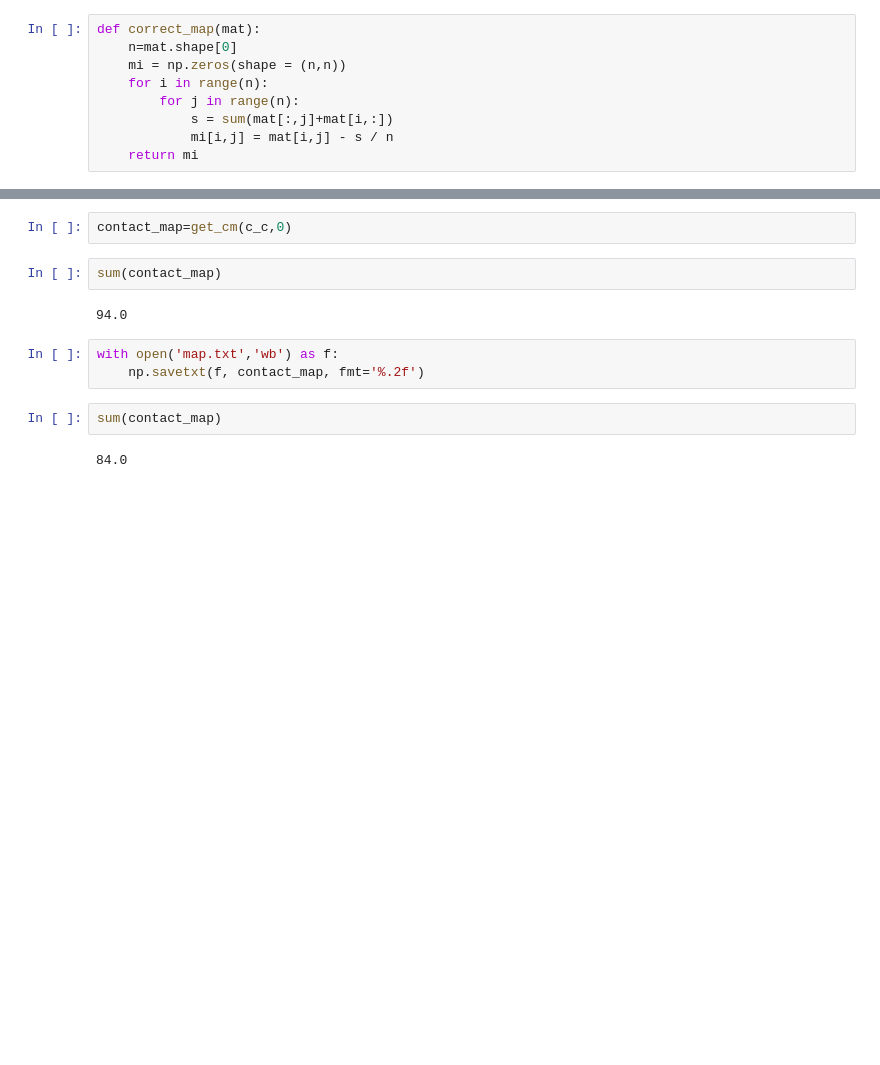
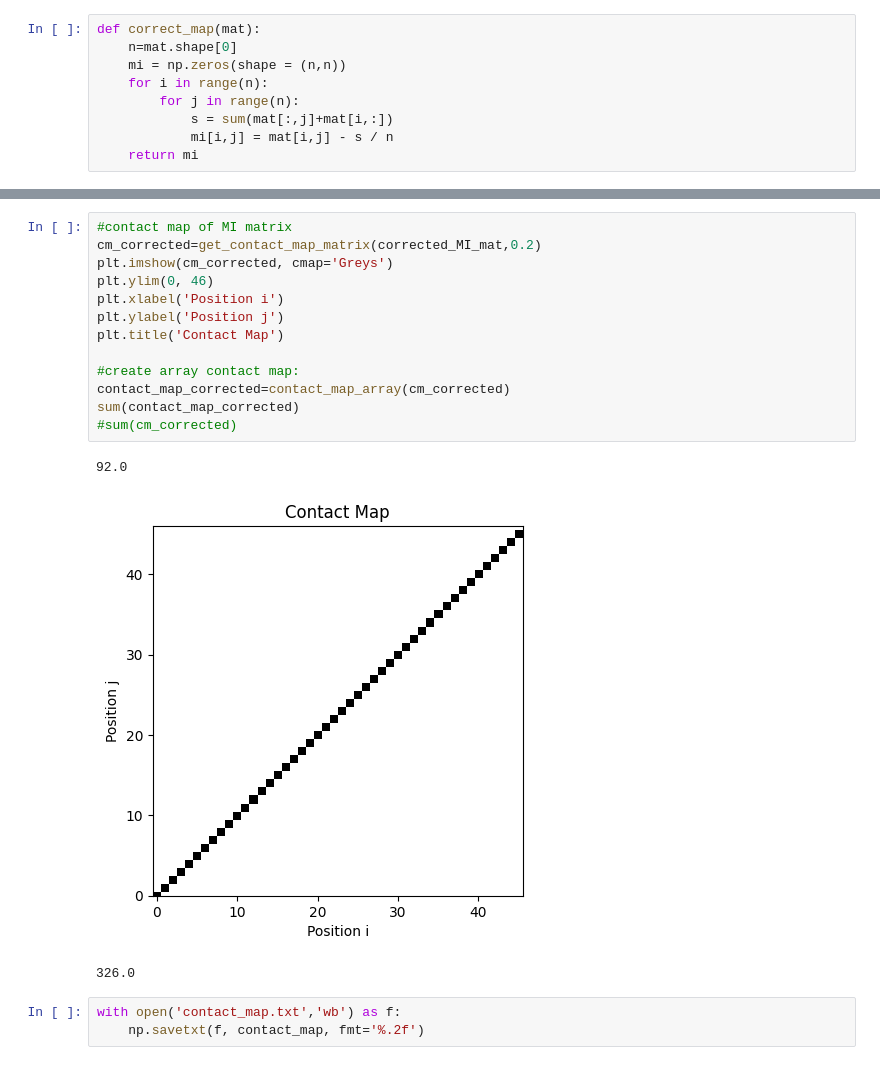
Before and after one commit to SofiMo/Computational-Biology-2, a Jupyter notebook: Untitled.ipynb, the cells around one changed output, grey strips where cells are left out. Saved outputs shown, nothing was run; the diff lists cells and outputs as text; blank space fills up the shorter version.

```diff
--- a/Untitled.ipynb
+++ b/Untitled.ipynb
@@ -120,13 +167,22 @@ def get_cm(mat,treshold):
 # %%
-contact_map=get_cm(c_c,0)
+#contact map of MI matrix
+cm_corrected=get_contact_map_matrix(corrected_MI_mat,0.2)
+plt.imshow(cm_corrected, cmap='Greys')
+plt.ylim(0, 46)
+plt.xlabel('Position i')
+plt.ylabel('Position j')
+plt.title('Contact Map')
+
+#create array contact map:
+contact_map_corrected=contact_map_array(cm_corrected)
+sum(contact_map_corrected)
+#sum(cm_corrected)
+# %% [output]
+92.0
+[figure, added]
 # %%
-sum(contact_map)
 # %% [output]
-94.0
+326.0
 # %%
-with open('map.txt','wb') as f:
+with open('contact_map.txt','wb') as f:
     np.savetxt(f, contact_map, fmt='%.2f')
-# %%
-sum(contact_map)
-# %% [output]
-84.0
```
Also changed, not shown: parts of 22 cells of this notebook, 1 other file.
